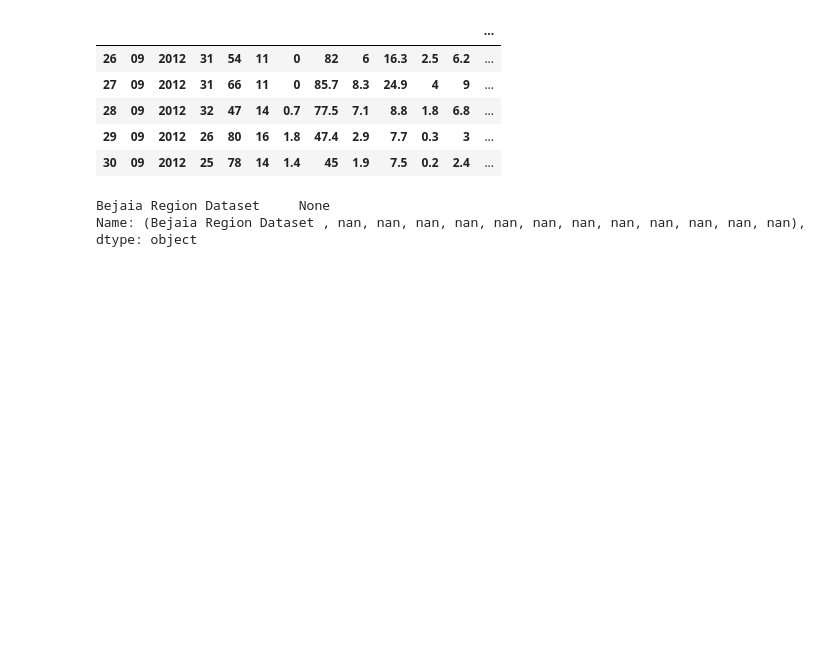
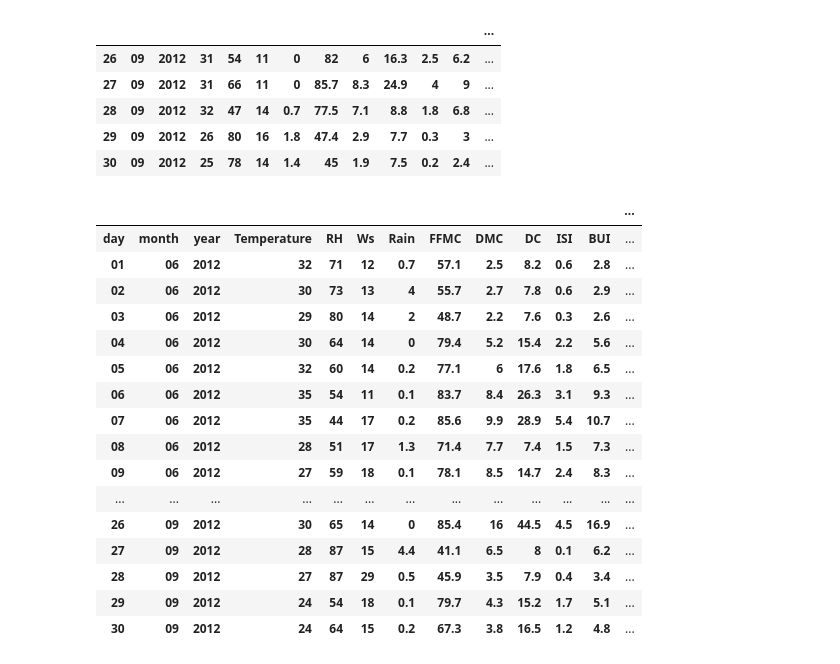
Before and after one commit to sreeman-11021996/iNeuron_Ass, a Jupyter notebook: 00. Assignments/home-work/05. End-to-End 29-05-2022/Algerian Forest Fires ML.ipynb, the cells around one changed output. Drawn from its saved outputs; the diff is of its cells as text; code cells hidden in the pictures; blank space fills up the shorter version.

```diff
--- a/00. Assignments/home-work/05. End-to-End 29-05-2022/Algerian Forest Fires ML.ipynb
+++ b/00. Assignments/home-work/05. End-to-End 29-05-2022/Algerian Forest Fires ML.ipynb
@@ -57,8 +59,26 @@ df1.tail()
 | 28 | 09 | 2012 | 32 | 47 | 14 | 0.7 | 77.5 | 7.1 | 8.8 | 1.8 | 6.8 | ... |
 | 29 | 09 | 2012 | 26 | 80 | 16 | 1.8 | 47.4 | 2.9 | 7.7 | 0.3 | 3 | ... |
 | 30 | 09 | 2012 | 25 | 78 | 14 | 1.4 | 45 | 1.9 | 7.5 | 0.2 | 2.4 | ... |
-# %%
-df1.iloc[123]
-# %% [output]
-Bejaia Region Dataset     None
-Name: (Bejaia Region Dataset , nan, nan, nan, nan, nan, nan, nan, nan, nan, nan, nan, nan), dtype: object
+# %%
+df2 = pd.read_csv("Algerian_forest_fires_dataset.csv",header=125,skipfooter=1,
+                 skiprows=[i for i in range(250,378)])
+# %%
+df2
+# %% [output]
+|  |  |  |  |  |  |  |  |  |  |  |  | ... |
+| day | month | year | Temperature | RH | Ws | Rain | FFMC | DMC | DC | ISI | BUI | ... |
+| 01 | 06 | 2012 | 32 | 71 | 12 | 0.7 | 57.1 | 2.5 | 8.2 | 0.6 | 2.8 | ... |
+| 02 | 06 | 2012 | 30 | 73 | 13 | 4 | 55.7 | 2.7 | 7.8 | 0.6 | 2.9 | ... |
+| 03 | 06 | 2012 | 29 | 80 | 14 | 2 | 48.7 | 2.2 | 7.6 | 0.3 | 2.6 | ... |
+| 04 | 06 | 2012 | 30 | 64 | 14 | 0 | 79.4 | 5.2 | 15.4 | 2.2 | 5.6 | ... |
+| 05 | 06 | 2012 | 32 | 60 | 14 | 0.2 | 77.1 | 6 | 17.6 | 1.8 | 6.5 | ... |
+| 06 | 06 | 2012 | 35 | 54 | 11 | 0.1 | 83.7 | 8.4 | 26.3 | 3.1 | 9.3 | ... |
+| 07 | 06 | 2012 | 35 | 44 | 17 | 0.2 | 85.6 | 9.9 | 28.9 | 5.4 | 10.7 | ... |
+| 08 | 06 | 2012 | 28 | 51 | 17 | 1.3 | 71.4 | 7.7 | 7.4 | 1.5 | 7.3 | ... |
+| 09 | 06 | 2012 | 27 | 59 | 18 | 0.1 | 78.1 | 8.5 | 14.7 | 2.4 | 8.3 | ... |
+| ... | ... | ... | ... | ... | ... | ... | ... | ... | ... | ... | ... | ... |
+| 26 | 09 | 2012 | 30 | 65 | 14 | 0 | 85.4 | 16 | 44.5 | 4.5 | 16.9 | ... |
+| 27 | 09 | 2012 | 28 | 87 | 15 | 4.4 | 41.1 | 6.5 | 8 | 0.1 | 6.2 | ... |
+| 28 | 09 | 2012 | 27 | 87 | 29 | 0.5 | 45.9 | 3.5 | 7.9 | 0.4 | 3.4 | ... |
+| 29 | 09 | 2012 | 24 | 54 | 18 | 0.1 | 79.7 | 4.3 | 15.2 | 1.7 | 5.1 | ... |
+| 30 | 09 | 2012 | 24 | 64 | 15 | 0.2 | 67.3 | 3.8 | 16.5 | 1.2 | 4.8 | ... |
```
Also changed, not shown: parts of 1 cell of this notebook.
